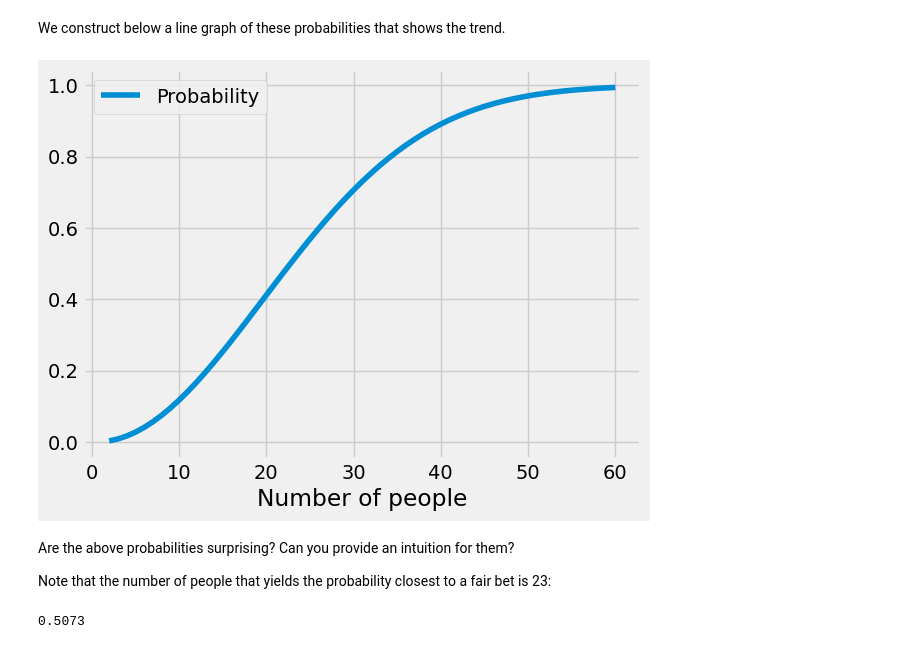
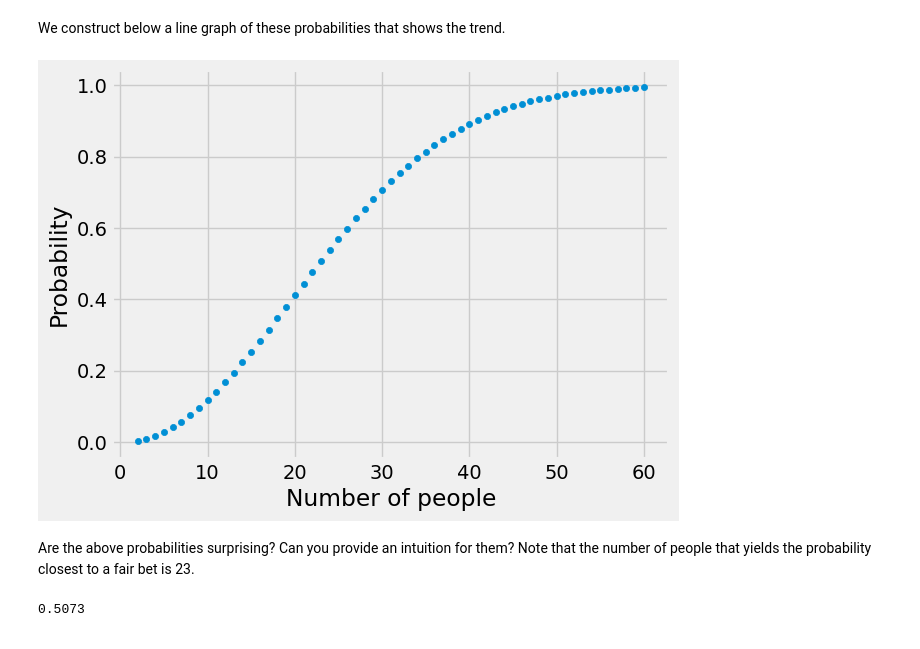
Before and after one commit to uchicago-dsi/textbook-datascience-1, a Jupyter notebook: textbook/11/Probability.ipynb, the cells around one changed output. Drawn from its saved outputs; the diff is of its cells as text; code cells hidden in the pictures.

```diff
--- a/textbook/11/Probability.ipynb
+++ b/textbook/11/Probability.ipynb
@@ -82,0 +63,10 @@ Birthday_probs.head(7)
+# %%
+# Construct a data frame with the probabilities for a range of n's
+number_people=np.arange(2,61,1)
+b_probs= np.array([]) # an empty array
+for i in number_people: b_probs= np.append(b_probs,birthday_prob(i))
+
+Birthday_df=pd.DataFrame(
+    {"Number of people":number_people,
+     "Probability":b_probs})
+Birthday_df.head(7)
@@ -83,19 +82,11 @@ Birthday_probs.head(7)
 # %% [markdown]
 We construct below a line graph of these probabilities that shows the trend.
-# %%
-import matplotlib.pyplot as plots
-
-
-plots.style.use('fivethirtyeight')
-
-
-Birthday_probs.plot();
-# %% [output]
-[figure, removed]
+# %%
+Birthday_df.plot.scatter("Number of people","Probability");
+# %% [output]
+[figure, added]
 # %% [markdown]
-Are the above probabilities surprising? Can you provide an intuition for them?
-
-Note that the number of people that yields the probability closest to a fair bet is 23:
+Are the above probabilities surprising? Can you provide an intuition for them? Note that the number of people that yields the probability closest to a fair bet is 23.
 # %%
 birthday_prob(23)
 # %% [output]
```
Also changed, not shown: parts of 7 cells of this notebook, 4 other files.
